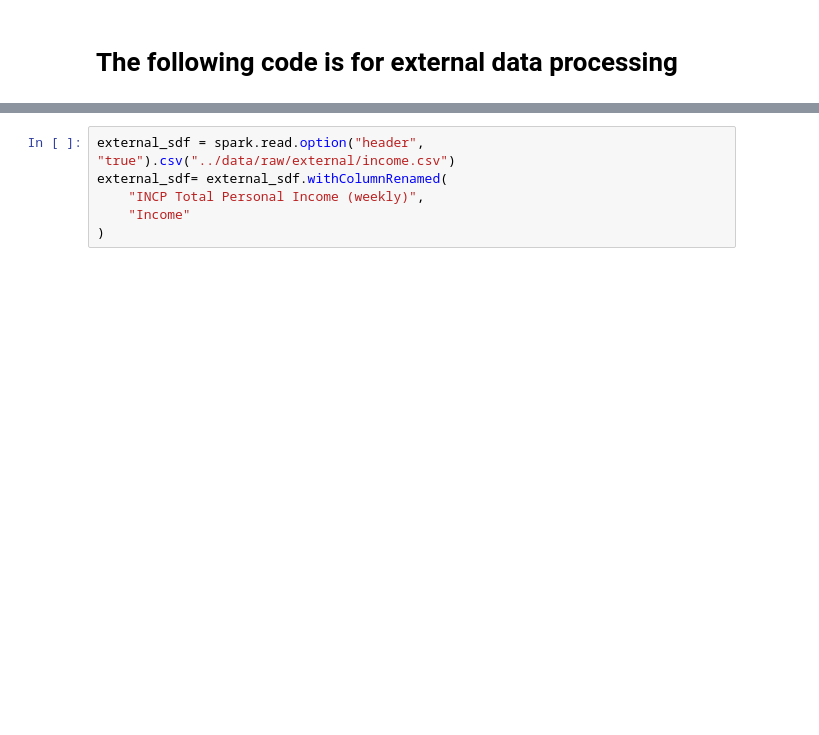
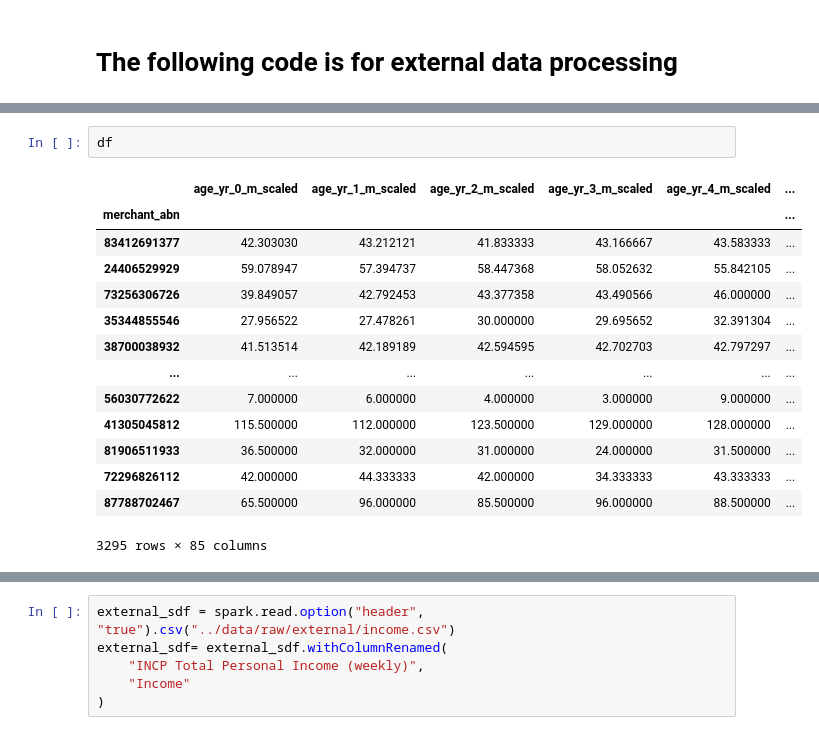
Before and after one commit to pommcuter/generic-buy-now-pay-later-project, a Jupyter notebook: notebooks/externalPreProcess.ipynb, the cells around one changed output, grey strips where cells are left out. Cells and saved outputs as stored; diff of their text form; blank space fills up the shorter version.

```diff
--- a/notebooks/externalPreProcess.ipynb
+++ b/notebooks/externalPreProcess.ipynb
@@ -27,0 +143,17 @@ import pandas as pd
+# %%
+df
+# %% [output]
+|  | age_yr_0_m_scaled | age_yr_1_m_scaled | age_yr_2_m_scaled | age_yr_3_m_scaled | age_yr_4_m_scaled | ... |
+| merchant_abn |  |  |  |  |  | ... |
+| 83412691377 | 42.303030 | 43.212121 | 41.833333 | 43.166667 | 43.583333 | ... |
+| 24406529929 | 59.078947 | 57.394737 | 58.447368 | 58.052632 | 55.842105 | ... |
+| 73256306726 | 39.849057 | 42.792453 | 43.377358 | 43.490566 | 46.000000 | ... |
+| 35344855546 | 27.956522 | 27.478261 | 30.000000 | 29.695652 | 32.391304 | ... |
+| 38700038932 | 41.513514 | 42.189189 | 42.594595 | 42.702703 | 42.797297 | ... |
+| ... | ... | ... | ... | ... | ... | ... |
+| 56030772622 | 7.000000 | 6.000000 | 4.000000 | 3.000000 | 9.000000 | ... |
+| 41305045812 | 115.500000 | 112.000000 | 123.500000 | 129.000000 | 128.000000 | ... |
+| 81906511933 | 36.500000 | 32.000000 | 31.000000 | 24.000000 | 31.500000 | ... |
+| 72296826112 | 42.000000 | 44.333333 | 42.000000 | 34.333333 | 43.333333 | ... |
+| 87788702467 | 65.500000 | 96.000000 | 85.500000 | 96.000000 | 88.500000 | ... |
+3295 rows × 85 columns
```
Also changed, not shown: parts of 15 cells of this notebook, 4 other files.
